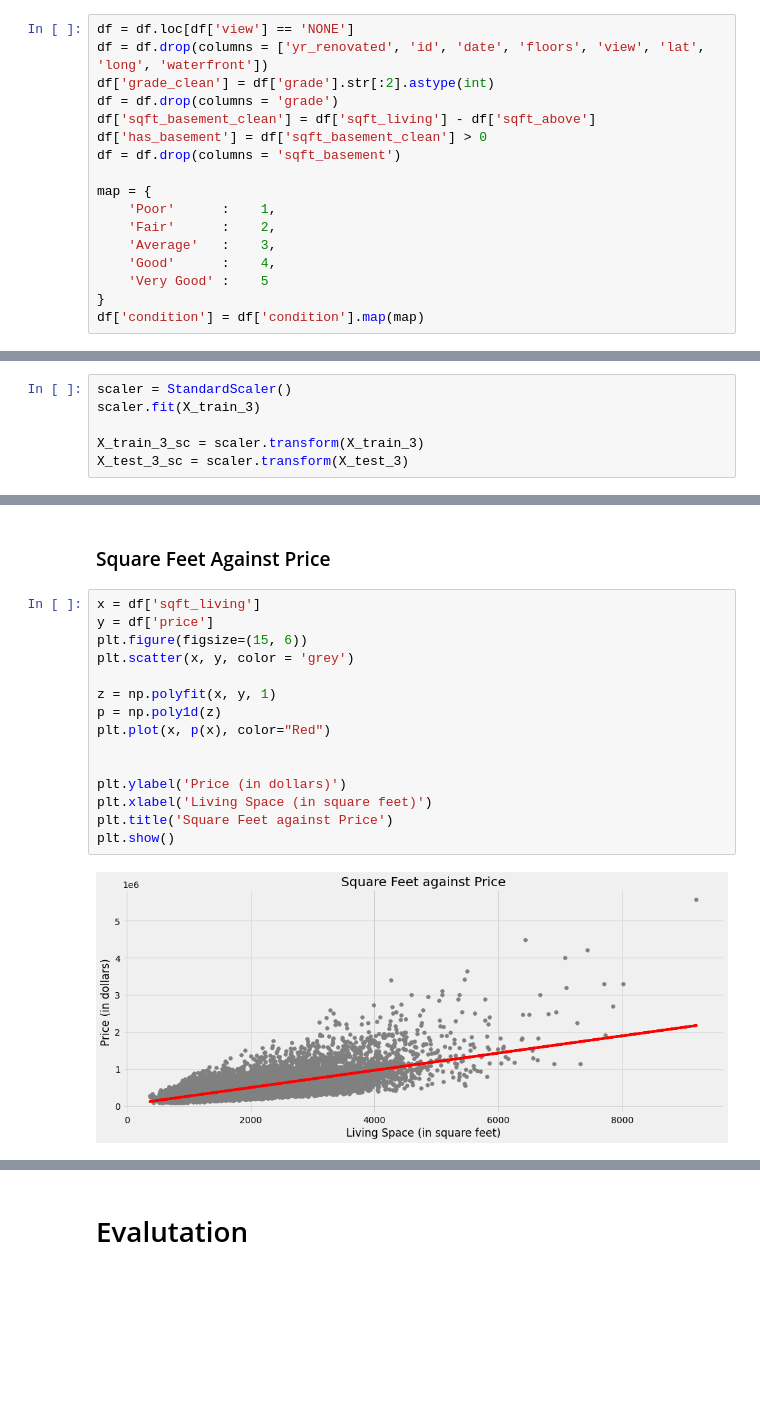
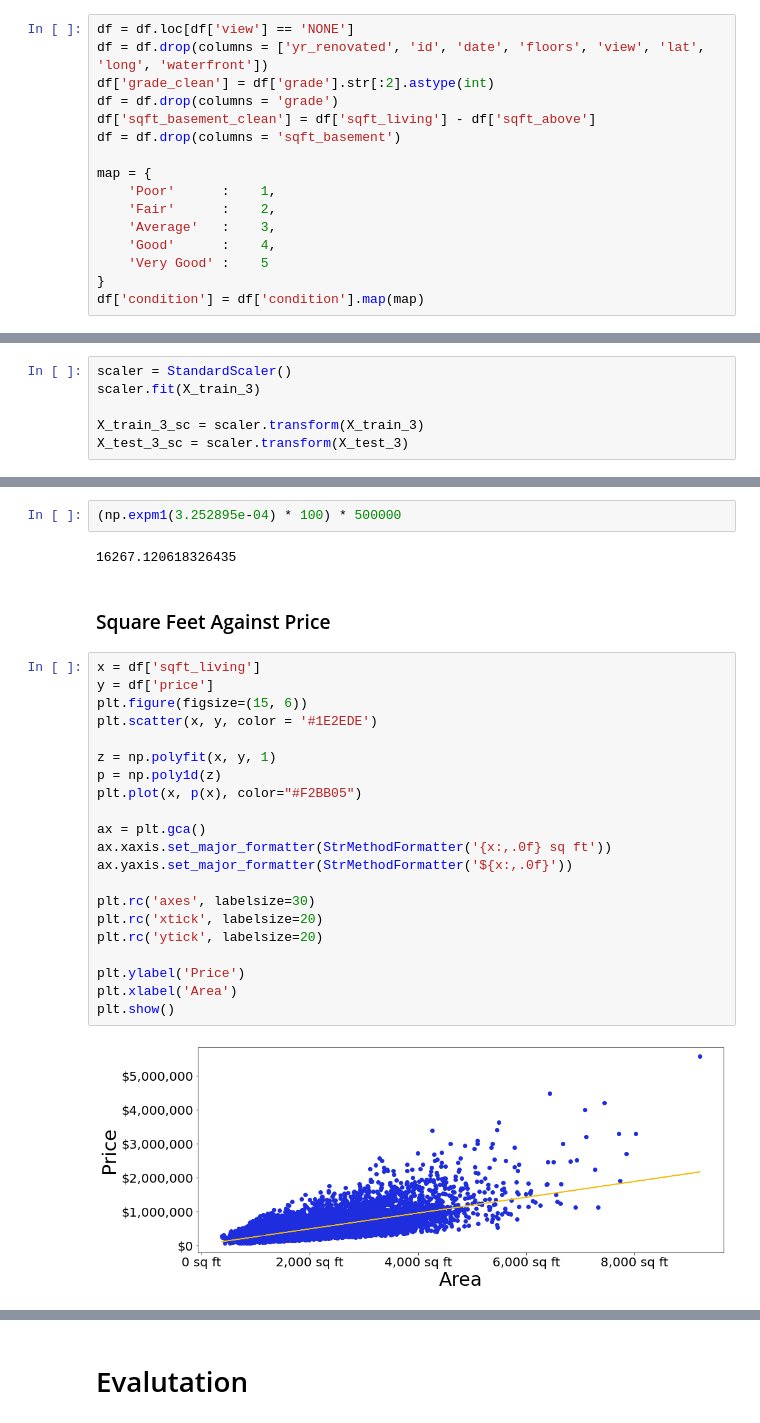
Before and after one commit to CoopaM/Phase-2-Project, a Jupyter notebook: Final Notebook.ipynb, the cells around one changed output, grey strips where cells are left out. Drawn from its saved outputs; the diff is of its cells as text; blank space fills up the shorter version.

```diff
--- a/Final Notebook.ipynb
+++ b/Final Notebook.ipynb
@@ -48,7 +49,6 @@ df = df.drop(columns = ['yr_renovated', 'id', 'date', 'floors', 'view', 'lat', '
 df['grade_clean'] = df['grade'].str[:2].astype(int)
 df = df.drop(columns = 'grade')
 df['sqft_basement_clean'] = df['sqft_living'] - df['sqft_above']
-df['has_basement'] = df['sqft_basement_clean'] > 0
 df = df.drop(columns = 'sqft_basement')
 
 map = {
@@ -275,19 +309,29 @@ Test RMSE Score: $0.1839
+# %%
+(np.expm1(3.252895e-04) * 100) * 500000
+# %% [output]
+16267.120618326435
 # %% [markdown]
 ### Square Feet Against Price
 # %%
 x = df['sqft_living']
 y = df['price']
 plt.figure(figsize=(15, 6))
-plt.scatter(x, y, color = 'grey')
+plt.scatter(x, y, color = '#1E2EDE')
 
 z = np.polyfit(x, y, 1)
 p = np.poly1d(z)
-plt.plot(x, p(x), color="Red")
+plt.plot(x, p(x), color="#F2BB05")
 
+ax = plt.gca()
+ax.xaxis.set_major_formatter(StrMethodFormatter('{x:,.0f} sq ft'))
+ax.yaxis.set_major_formatter(StrMethodFormatter('${x:,.0f}'))
 
-plt.ylabel('Price (in dollars)')
-plt.xlabel('Living Space (in square feet)')
-plt.title('Square Feet against Price')
+plt.rc('axes', labelsize=30)
+plt.rc('xtick', labelsize=20)
+plt.rc('ytick', labelsize=20)
+
+plt.ylabel('Price')
+plt.xlabel('Area')
 plt.show()
 # %% [output]
-[figure, old version]
+[figure, new version]
```
Also changed, not shown: parts of 24 cells of this notebook, 1 other file.
